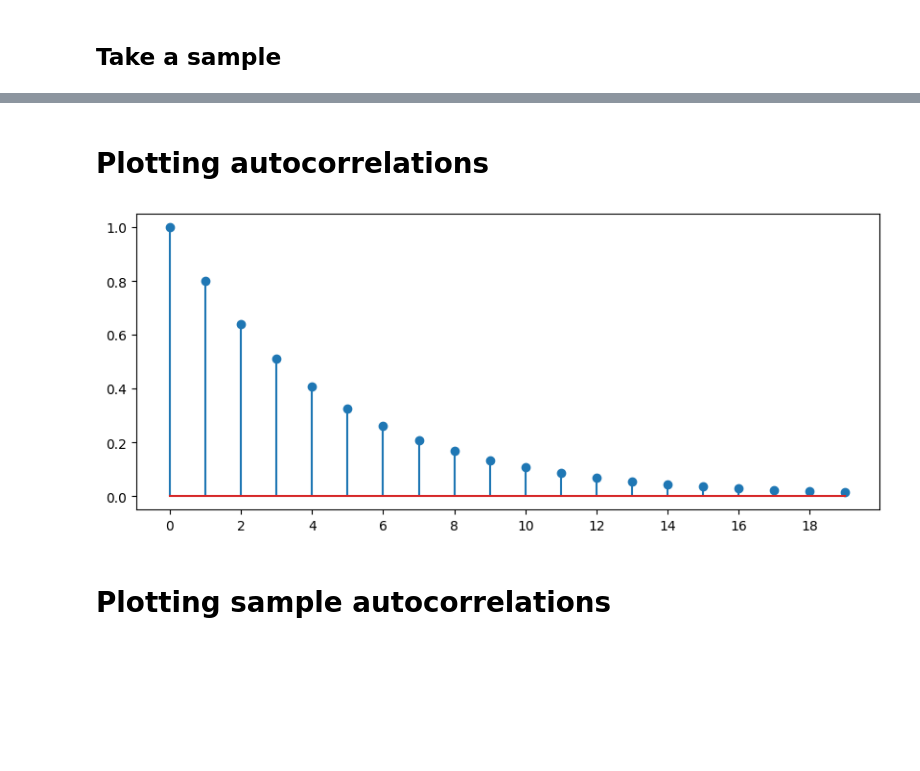
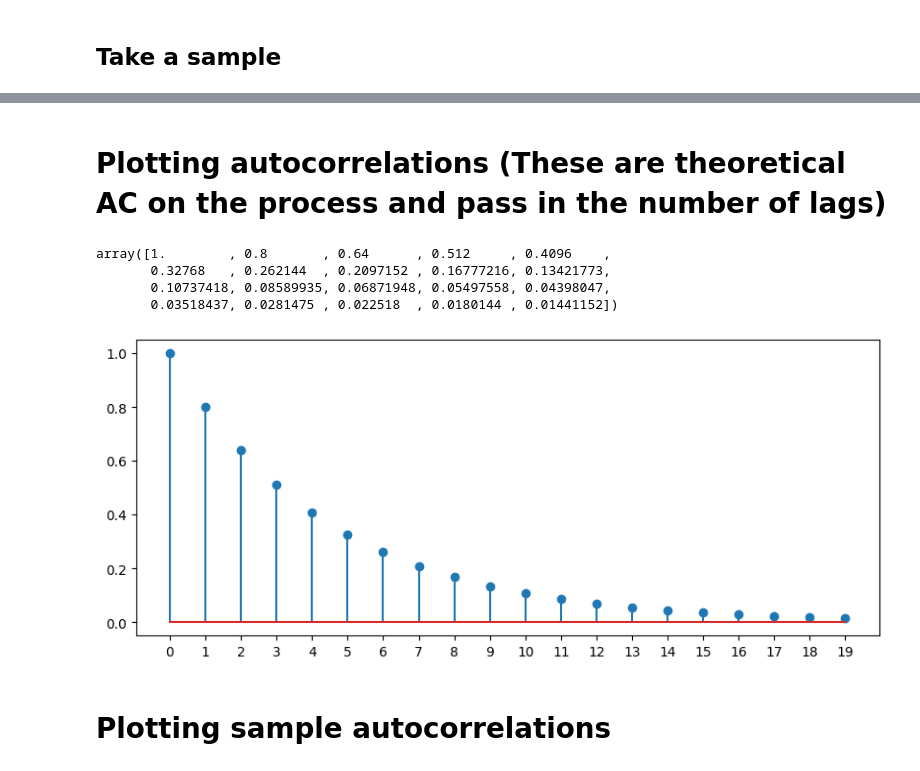
Before and after one commit to Subroy1/MSAI_AllPracticeModules, a Jupyter notebook: Module 10/week10_video3_autocorrelations_filled.ipynb, the cells around one changed output, grey strips where cells are left out. Saved outputs shown, nothing was run; the diff lists cells and outputs as text; code cells hidden in the pictures; blank space fills up the shorter version.

Commit message:
ACF and lags plotting

```diff
--- a/Module 10/week10_video3_autocorrelations_filled.ipynb
+++ b/Module 10/week10_video3_autocorrelations_filled.ipynb
@@ -29,2 +50,0 @@ plt.plot(z, linewidth=2, marker='*')
-# %% [markdown]
-# Plotting autocorrelations
@@ -33,10 +51,24 @@ acf = process.acf(lags=20)
+# %% [markdown]
+# Plotting autocorrelations (These are theoretical AC on the process and pass in the number of lags)
+# %%
+acf = process.acf(lags=20)
+acf
+
+#Autocorrelation: This measures the correlation between a time series and a lagged version of itself. In simpler terms, it tells you how much an observation at time t is related to an observation at time t-k (where k is the lag).
+#Lag: When you specify lags=20 (as in acf = process.acf(lags=20)), you are asking the function to calculate the autocorrelation for various time differences, specifically for k = 1, 2, 3, ..., 20.
+#Lag 20: Measures the correlation between y_t and y_{t-20}.
+# %% [output]
+array([1.        , 0.8       , 0.64      , 0.512     , 0.4096    ,
+       0.32768   , 0.262144  , 0.2097152 , 0.16777216, 0.13421773,
+       0.10737418, 0.08589935, 0.06871948, 0.05497558, 0.04398047,
+       0.03518437, 0.0281475 , 0.022518  , 0.0180144 , 0.01441152])
 # %%
 plt.figure(figsize=(10,4))
 plt.stem(acf)
-plt.xticks(ticks=range(0,20,2))
+plt.xticks(ticks=range(0,20,1))
 plt.show()
 # %% [output]
-[figure, old version]
+[figure, new version]
 # %% [markdown]
 # Plotting sample autocorrelations
 # %%
```
Also changed, not shown: parts of 3 cells of this notebook.
